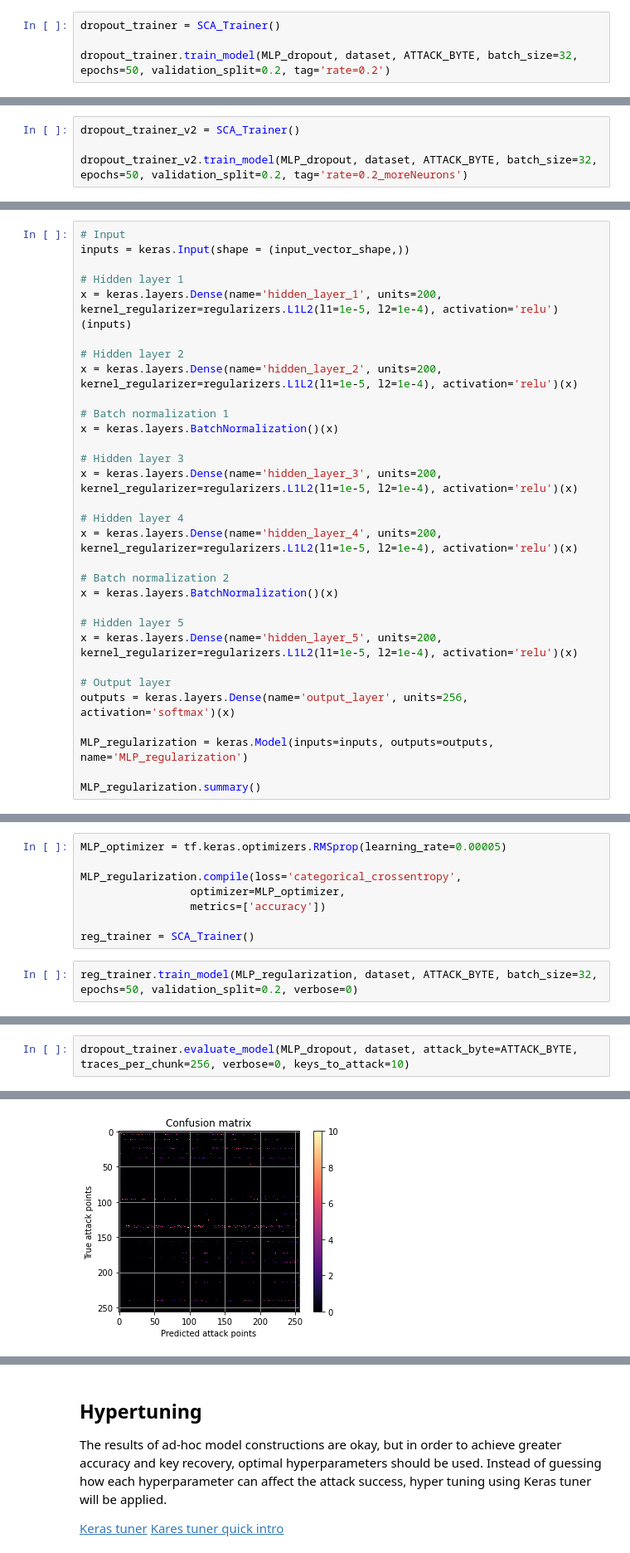
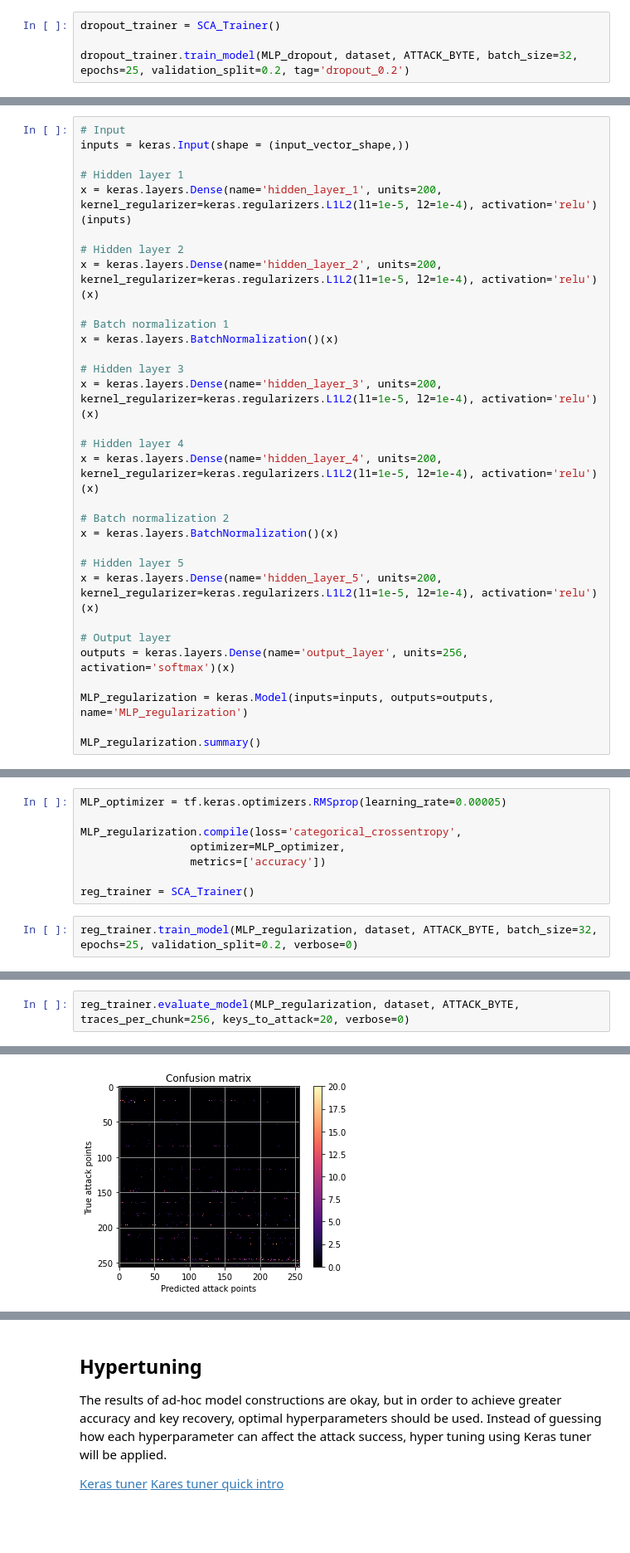
Before and after one commit to rubidijum/MachineLearningSCA, a Jupyter notebook: 1_0_SCA_MLP.ipynb, the cells around one changed output, grey strips where cells are left out. Shown at 83% size. Cells and saved outputs as stored; diff of their text form; blank space fills up the shorter version.

```diff
--- a/1_0_SCA_MLP.ipynb
+++ b/1_0_SCA_MLP.ipynb
@@ -444,4 +467,4 @@ MLP_dropout.compile(loss='categorical_crossentropy',
 # %%
 dropout_trainer = SCA_Trainer()
 
-dropout_trainer.train_model(MLP_dropout, dataset, ATTACK_BYTE, batch_size=32, epochs=50, validation_split=0.2, tag='rate=0.2')
+dropout_trainer.train_model(MLP_dropout, dataset, ATTACK_BYTE, batch_size=32, epochs=25, validation_split=0.2, tag='dropout_0.2')
@@ -543,4 +494,0 @@ MLP_dropout_v2.compile(loss='categorical_crossentropy',
-# %%
-dropout_trainer_v2 = SCA_Trainer()
-
-dropout_trainer_v2.train_model(MLP_dropout, dataset, ATTACK_BYTE, batch_size=32, epochs=50, validation_split=0.2, tag='rate=0.2_moreNeurons')
@@ -559,25 +511,25 @@ Try to use L1 and L2 regularizations with no dropouts to see if the network gene
 inputs = keras.Input(shape = (input_vector_shape,))
 
 # Hidden layer 1
-x = keras.layers.Dense(name='hidden_layer_1', units=200, kernel_regularizer=regularizers.L1L2(l1=1e-5, l2=1e-4), activation='relu')(inputs)
+x = keras.layers.Dense(name='hidden_layer_1', units=200, kernel_regularizer=keras.regularizers.L1L2(l1=1e-5, l2=1e-4), activation='relu')(inputs)
 
 # Hidden layer 2
-x = keras.layers.Dense(name='hidden_layer_2', units=200, kernel_regularizer=regularizers.L1L2(l1=1e-5, l2=1e-4), activation='relu')(x)
+x = keras.layers.Dense(name='hidden_layer_2', units=200, kernel_regularizer=keras.regularizers.L1L2(l1=1e-5, l2=1e-4), activation='relu')(x)
 
 # Batch normalization 1
 x = keras.layers.BatchNormalization()(x)
 
 # Hidden layer 3
-x = keras.layers.Dense(name='hidden_layer_3', units=200, kernel_regularizer=regularizers.L1L2(l1=1e-5, l2=1e-4), activation='relu')(x)
+x = keras.layers.Dense(name='hidden_layer_3', units=200, kernel_regularizer=keras.regularizers.L1L2(l1=1e-5, l2=1e-4), activation='relu')(x)
 
 # Hidden layer 4
-x = keras.layers.Dense(name='hidden_layer_4', units=200, kernel_regularizer=regularizers.L1L2(l1=1e-5, l2=1e-4), activation='relu')(x)
+x = keras.layers.Dense(name='hidden_layer_4', units=200, kernel_regularizer=keras.regularizers.L1L2(l1=1e-5, l2=1e-4), activation='relu')(x)
 
 # Batch normalization 2
 x = keras.layers.BatchNormalization()(x)
 
 # Hidden layer 5
-x = keras.layers.Dense(name='hidden_layer_5', units=200, kernel_regularizer=regularizers.L1L2(l1=1e-5, l2=1e-4), activation='relu')(x)
+x = keras.layers.Dense(name='hidden_layer_5', units=200, kernel_regularizer=keras.regularizers.L1L2(l1=1e-5, l2=1e-4), activation='relu')(x)
 
 # Output layer
 outputs = keras.layers.Dense(name='output_layer', units=256, activation='softmax')(x)
@@ -594,4 +564,4 @@ MLP_regularization.compile(loss='categorical_crossentropy',
 
 reg_trainer = SCA_Trainer()
 # %%
-reg_trainer.train_model(MLP_regularization, dataset, ATTACK_BYTE, batch_size=32, epochs=50, validation_split=0.2, verbose=0)
+reg_trainer.train_model(MLP_regularization, dataset, ATTACK_BYTE, batch_size=32, epochs=25, validation_split=0.2, verbose=0)
@@ -604,3 +577,3 @@ Even though training accuracy is constantly rising, validation accuracy is fluct
 # %%
-dropout_trainer.evaluate_model(MLP_dropout, dataset, attack_byte=ATTACK_BYTE, traces_per_chunk=256, verbose=0, keys_to_attack=10)
+reg_trainer.evaluate_model(MLP_regularization, dataset, ATTACK_BYTE, traces_per_chunk=256, keys_to_attack=20, verbose=0)
 # %% [output]
@@ -608 +581 @@ dropout_trainer.evaluate_model(MLP_dropout, dataset, attack_byte=ATTACK_BYTE, tr
-[figure, old version]
+[figure, new version]
```
Also changed, not shown: parts of 89 cells of this notebook.
